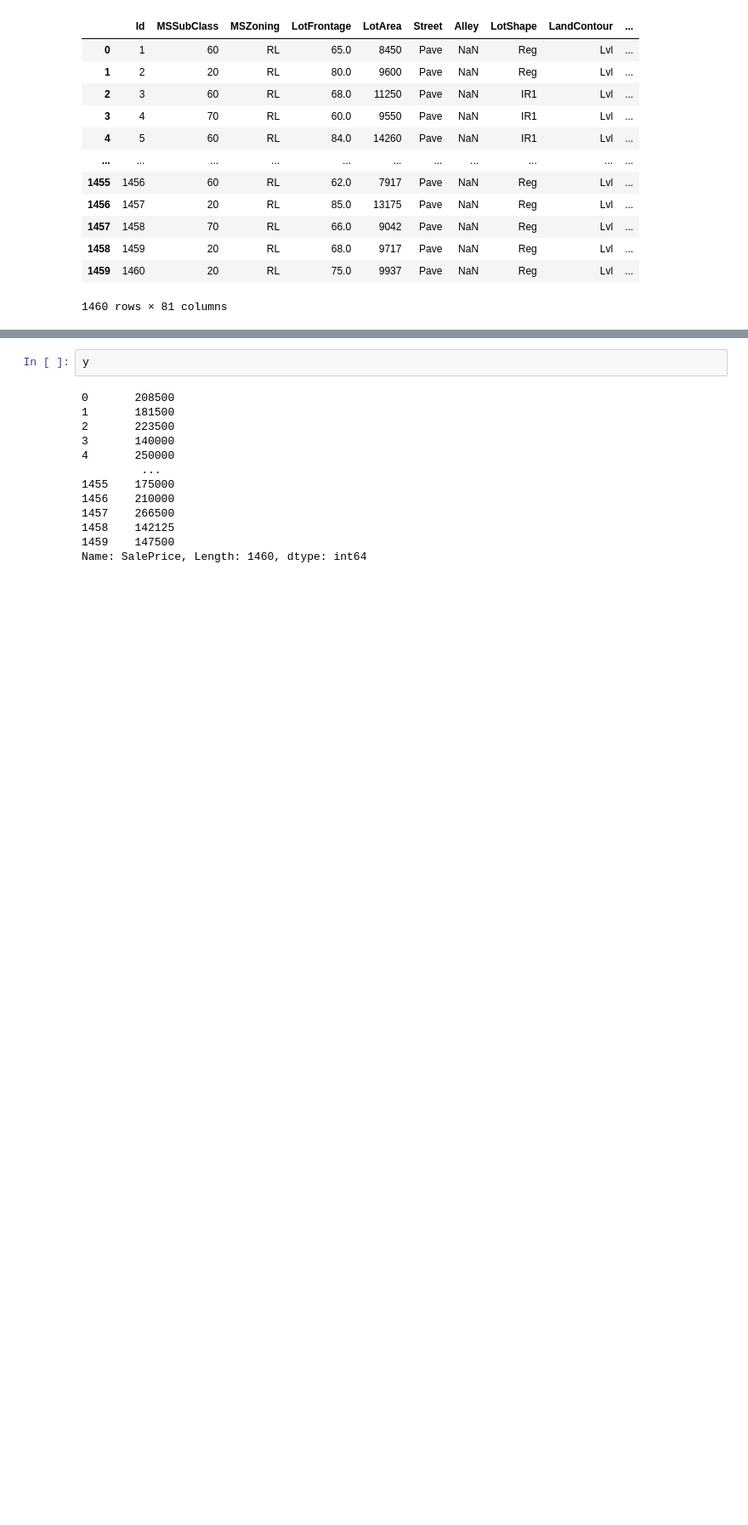
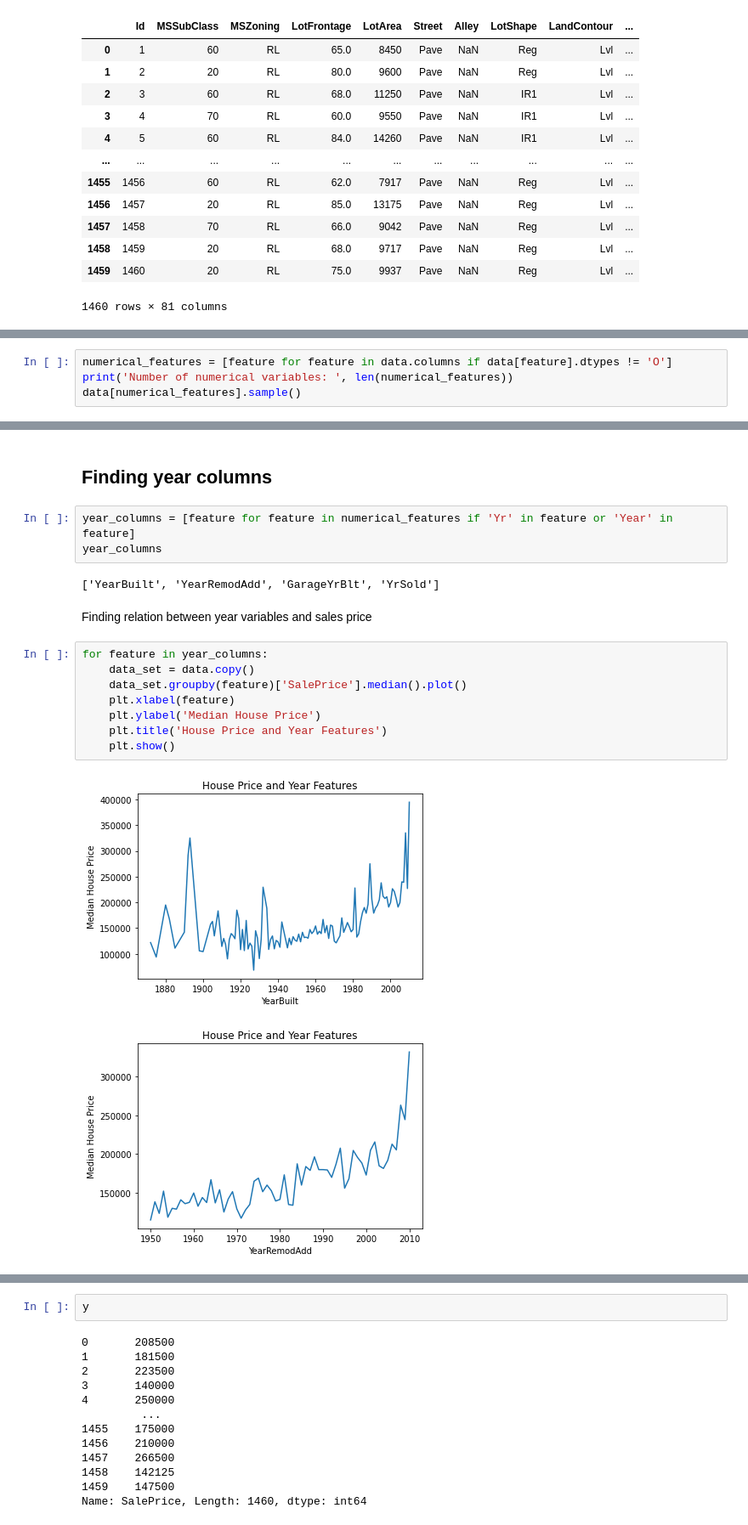
Before and after one commit to BaluGovind/Housing-Prices_Kaggle, a Jupyter notebook: House_price_prediction.ipynb, the cells around one changed output, grey strips where cells are left out. Shown at 85% size. Saved outputs shown, nothing was run; the diff lists cells and outputs as text; blank space fills up the shorter version.

```diff
--- a/House_price_prediction.ipynb
+++ b/House_price_prediction.ipynb
@@ -30,0 +87,4 @@ data
+# %%
+numerical_features = [feature for feature in data.columns if data[feature].dtypes != 'O']
+print('Number of numerical variables: ', len(numerical_features))
+data[numerical_features].sample()
@@ -30,0 +96,20 @@ data
+# %% [markdown]
+## Finding year columns
+# %%
+year_columns = [feature for feature in numerical_features if 'Yr' in feature or 'Year' in feature]
+year_columns
+# %% [output]
+['YearBuilt', 'YearRemodAdd', 'GarageYrBlt', 'YrSold']
+# %% [markdown]
+Finding relation between year variables and sales price
+# %%
+for feature in year_columns:
+    data_set = data.copy()
+    data_set.groupby(feature)['SalePrice'].median().plot()
+    plt.xlabel(feature)
+    plt.ylabel('Median House Price')
+    plt.title('House Price and Year Features')
+    plt.show()
+# %% [output]
+[figure, added]
+[figure, added]
```
Also changed, not shown: parts of 30 cells of this notebook.
